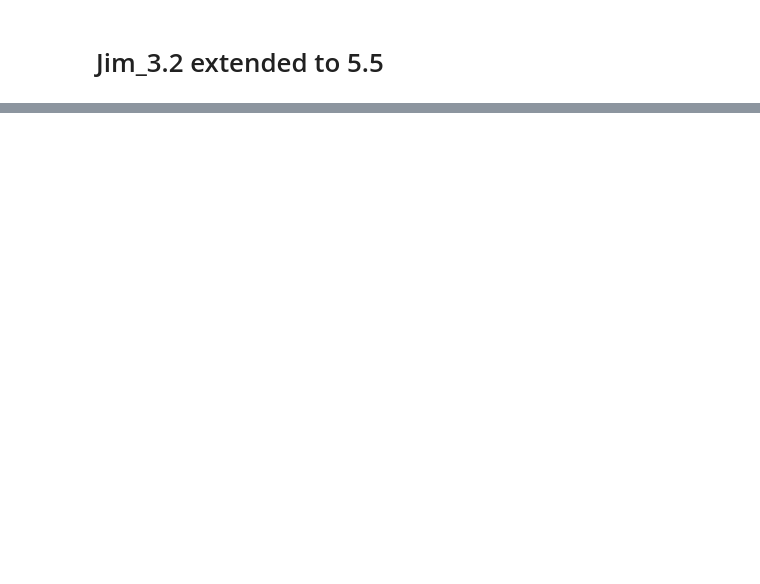
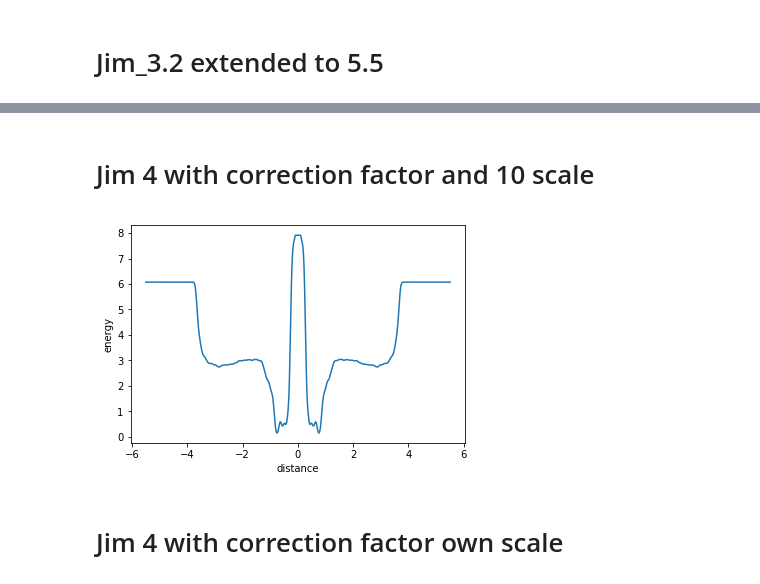
Before and after one commit to garrettd2225/Triazine-project, a Jupyter notebook: Metad_graphs_idunno.ipynb, the cells around one changed output, grey strips where cells are left out. Saved outputs shown, nothing was run; the diff lists cells and outputs as text; code cells hidden in the pictures; blank space fills up the shorter version.

```diff
--- a/Metad_graphs_idunno.ipynb
+++ b/Metad_graphs_idunno.ipynb
@@ -472,0 +484,55 @@ for i in range(1,21):
+# %% [markdown]
+# Jim 4 with correction factor and 10 scale
+# %%
+listofinteractions=['filler','NdeSNa','NdeNde','NdeC5','NdeNd','SNaSNa','SNaC5','SNaNd','C5Nd','C5C5','NdNd','NdeSNa','NdeNde','NdeC5','NdeNd','SNaSNa','SNaC5','SNaNd','C5Nd','C5C5','NdNd']
+
+
+for i in range(1,21):
+    filename='jim_1_email_fesfiles/fes'+str(i)+'.dat'
+    data1=pd.read_csv(filename,skiprows=5,names=['distance','energy','error'],delim_whitespace=True)
+    #f=interp1d(data1['distance'],data1['energy']/10,kind='cubic',fill_value='extrapolate')
+    xnew=np.arange(data1['distance'].max(),5.5,0.02)
+
+    mything=data1.tail(1)
+    d=float(mything['distance'])
+
+    for index,row in data1.iterrows():
+        data1.loc[index]=[row['distance'],row['energy']-2*2.5*np.log(row['distance']),row['error']]
+
+    while d < 5.5:
+        d =d + 0.02
+        data1.loc[len(data1)]=[d,float(mything['energy']),float(mything['error'])]
+    for index,row in data1.iterrows():
+        data1.loc[-1]=[-row['distance'],row['energy'],row['error']]
+        data1.index = data1.index + 1
+        data1=data1.sort()
+        #print(index)
+
+    fileout=open('fes'+str(i)+'_jim4_extended_10scale.dat','w')
+    mi=data1['distance'].min()
+    ma=data1['distance'].max()
+    nbins=len(data1['distance'])
+    if i <= 10:
+        n=1
+    else:
+        n=2
+    fileout.write('#! FIELDS d_'+str(listofinteractions[int(i)])+'_'+str(n)+' ext'+str(i)+'.bias der_d_'+str(listofinteractions[int(i)])+'_'+str(n)+'\n')
+    fileout.write('#! SET min_d_'+str(listofinteractions[int(i)])+'_'+str(n)+' '+str(mi)+'\n')
+    fileout.write('#! SET max_d_'+str(listofinteractions[int(i)])+'_'+str(n)+' '+str(ma)+'\n')
+    fileout.write('#! SET nbins_d_'+str(listofinteractions[int(i)])+'_'+str(n)+' '+str(nbins)+'\n')
+    fileout.write('#! SET periodic_d_'+str(listofinteractions[int(i)])+'_'+str(n)+' false\n')
+    for ind in range(len(data1['distance'])):
+        fileout.write(' %14f %14f %14f\n' %(float(data1['distance'][ind]),float(data1['energy'][ind]/10),float(data1['error'][ind]/10)))
+    fileout.close()
+filename='fes1_jim4_extended_10scale.dat'
+data1=pd.read_csv(filename,skiprows=5,names=['distance','energy','error'],delim_whitespace=True)
+
+plt.plot(data1['distance'],data1['energy'])
+plt.xlabel('distance')
+plt.ylabel('energy')
+
+plt.show()
+# %% [output]
+[figure, added]
+# %% [markdown]
+# Jim 4 with correction factor own scale
```
Also changed, not shown: parts of 9 cells of this notebook.
